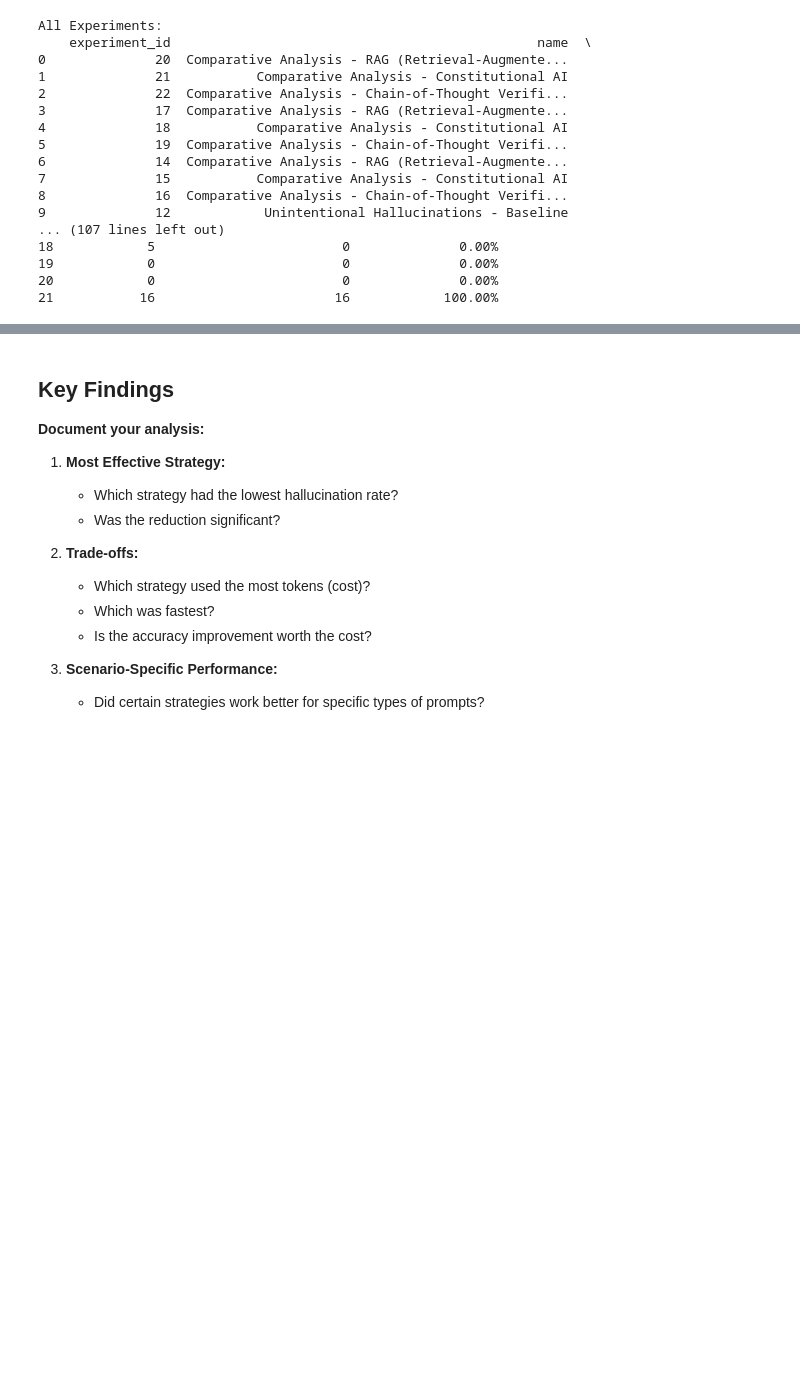
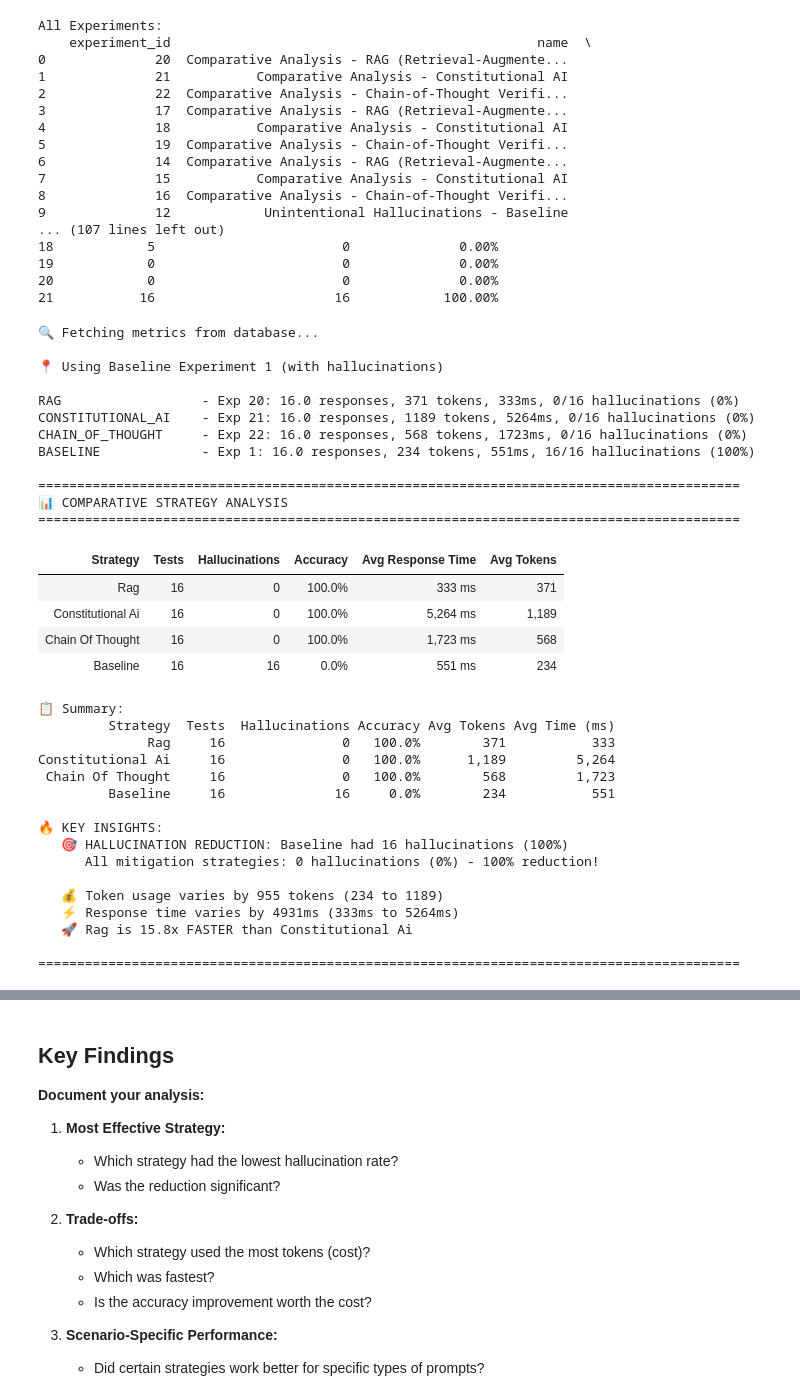
Before and after one commit to JaelDS/ML_Hallucinations, a Jupyter notebook: notebooks/03_comparative_analysis.ipynb, the cells around one changed output, grey strips where cells are left out. Saved outputs shown, nothing was run; the diff lists cells and outputs as text; code cells hidden in the pictures; blank space fills up the shorter version.

Commit message:
Contrast in html table

```diff
--- a/notebooks/03_comparative_analysis.ipynb
+++ b/notebooks/03_comparative_analysis.ipynb
@@ -568,7 +568,7 @@ if len(df_stats) > 0:
         .metric-value {
             font-family: 'Courier New', monospace;
             font-weight: 600;
-            color: #2c3e50;
+            color: #6e6e6e;
         }
         .metric-highlight {
             background: #fff3cd;
@@ -576,7 +576,7 @@ if len(df_stats) > 0:
             border-radius: 4px;
         }
         .hall-highlight {
-            background: #f8d7da;
+            background: #721c24;
             padding: 2px 6px;
             border-radius: 4px;
             font-weight: 800;
@@ -610,7 +610,7 @@ if len(df_stats) > 0:
 
         html += f"""
             <tr>
-                <td><strong style="font-size: 14px; color: #2c3e50;">{row['Strategy']}</strong></td>
+                <td><strong style="font-size: 14px; color: #868686;">{row['Strategy']}</strong></td>
                 <td class="metric-value">{row['Tests']}</td>
                 <td class="{hall_class}">{row['Hallucinations']}</td>
                 <td><span class="badge {badge}">{row['Accuracy']}</span></td>
@@ -624,33 +624,67 @@ if len(df_stats) > 0:
 
     print("\n📋 Summary:")
     print(df_stats[['Strategy', 'Tests', 'Hallucinations', 'Accuracy', 'Avg Tokens', 'Avg Time (ms)']].to_string(index=False))
 
     # Show the dramatic differences
     if len(df_stats) > 1:
         print("\n🔥 KEY INSIGHTS:")
 
         # Hallucination reduction
         baseline_data = df_stats[df_stats['Strategy'] == 'Baseline']
         if len(baseline_data) > 0:
             baseline_hall = baseline_data.iloc[0]['Hallucinations']
             print(f"   🎯 HALLUCINATION REDUCTION: Baseline had {baseline_hall} hallucinations (100%)")
             print(f"      All mitigation strategies: 0 hallucinations (0%) - 100% reduction!")
 
         # Cost and speed
         tokens_range = df_stats['_tokens_num'].max() - df_stats['_tokens_num'].min()
         time_range = df_stats['_time_num'].max() - df_stats['_time_num'].min()
         print(f"\n   💰 Token usage varies by {tokens_range:.0f} tokens ({df_stats['_tokens_num'].min():.0f} to {df_stats['_tokens_num'].max():.0f})")
         print(f"   ⚡ Response time varies by {time_range:.0f}ms ({df_stats['_time_num'].min():.0f}ms to {df_stats['_time_num'].max():.0f}ms)")
 
         fastest = df_stats.loc[df_stats['_time_num'].idxmin(), 'Strategy']
         slowest = df_stats.loc[df_stats['_time_num'].idxmax(), 'Strategy']
         speedup = df_stats['_time_num'].max() / df_stats['_time_num'].min()
         print(f"   🚀 {fastest} is {speedup:.1f}x FASTER than {slowest}")
 else:
     print("❌ No data to visualize - df_stats has 0 rows")
     print("Debug: Make sure experiments have been run and have response data logged.")
 
 print("\n" + "="*90)
+# %% [output]
+🔍 Fetching metrics from database...
+
+📍 Using Baseline Experiment 1 (with hallucinations)
+
+RAG                  - Exp 20: 16.0 responses, 371 tokens, 333ms, 0/16 hallucinations (0%)
+CONSTITUTIONAL_AI    - Exp 21: 16.0 responses, 1189 tokens, 5264ms, 0/16 hallucinations (0%)
+CHAIN_OF_THOUGHT     - Exp 22: 16.0 responses, 568 tokens, 1723ms, 0/16 hallucinations (0%)
+BASELINE             - Exp 1: 16.0 responses, 234 tokens, 551ms, 16/16 hallucinations (100%)
+
+==========================================================================================
+📊 COMPARATIVE STRATEGY ANALYSIS
+==========================================================================================
+| Strategy | Tests | Hallucinations | Accuracy | Avg Response Time | Avg Tokens |
+| Rag | 16 | 0 | 100.0% | 333 ms | 371 |
+| Constitutional Ai | 16 | 0 | 100.0% | 5,264 ms | 1,189 |
+| Chain Of Thought | 16 | 0 | 100.0% | 1,723 ms | 568 |
+| Baseline | 16 | 16 | 0.0% | 551 ms | 234 |
+📋 Summary:
+         Strategy  Tests  Hallucinations Accuracy Avg Tokens Avg Time (ms)
+              Rag     16               0   100.0%        371           333
+Constitutional Ai     16               0   100.0%      1,189         5,264
+ Chain Of Thought     16               0   100.0%        568         1,723
+         Baseline     16              16     0.0%        234           551
+
+🔥 KEY INSIGHTS:
+   🎯 HALLUCINATION REDUCTION: Baseline had 16 hallucinations (100%)
+      All mitigation strategies: 0 hallucinations (0%) - 100% reduction!
+
+   💰 Token usage varies by 955 tokens (234 to 1189)
+   ⚡ Response time varies by 4931ms (333ms to 5264ms)
+   🚀 Rag is 15.8x FASTER than Constitutional Ai
+
+==========================================================================================
 # %%
 # ============================================================================
 # PROFESSIONAL INTERACTIVE VISUALIZATIONS - DARK MODE
```
Also changed, not shown: parts of 1 cell of this notebook, 7 other files.
